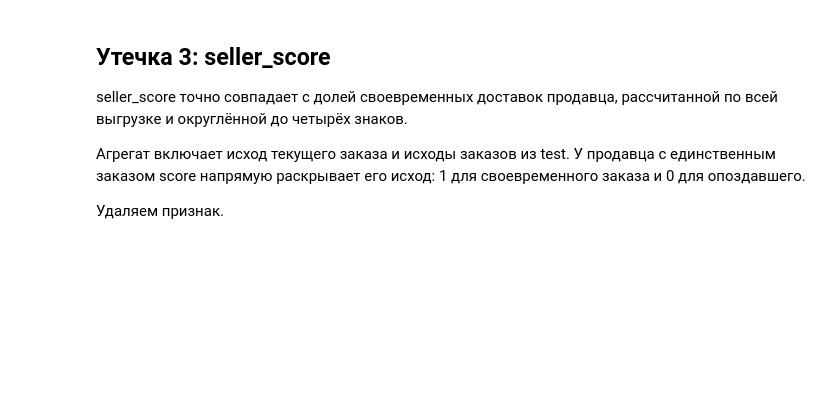
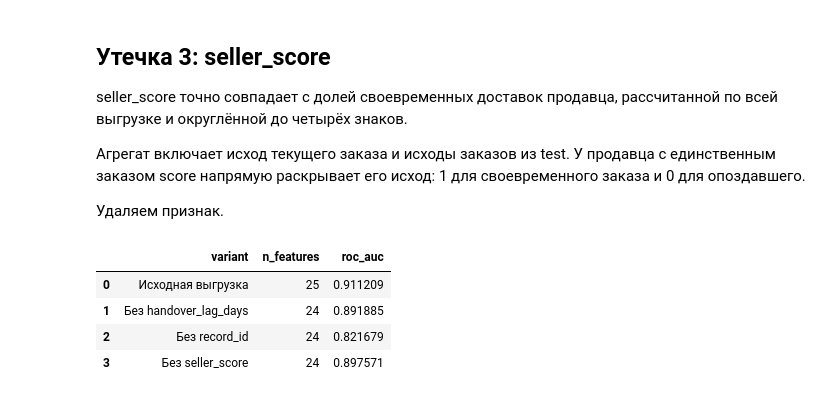
Before and after one commit to MikhailGeras/module0, a Jupyter notebook: ДЗ2.ipynb, the cells around one changed output. Cells and saved outputs as stored; diff of their text form; code cells hidden in the pictures; blank space fills up the shorter version.

```diff
--- a/ДЗ2.ipynb
+++ b/ДЗ2.ipynb
@@ -307,3 +307,38 @@ seller_score точно совпадает с долей своевременн
 1 для своевременного заказа и 0 для опоздавшего.
 
 Удаляем признак.
+# %%
+leak_columns = [
+    "handover_lag_days",
+    "record_id",
+    "seller_score"
+]
+
+results = [{
+    "variant": "Исходная выгрузка",
+    "n_features": len(all_features),
+    "roc_auc": baseline_auc
+}]
+
+for leak in leak_columns:
+    columns = [
+        column
+        for column in all_features
+        if column != leak
+    ]
+
+    auc = evaluate_model(columns)
+
+    results.append({
+        "variant": f"Без {leak}",
+        "n_features": len(columns),
+        "roc_auc": auc
+    })
+
+display(pd.DataFrame(results).round(6))
+# %% [output]
+|  | variant | n_features | roc_auc |
+| 0 | Исходная выгрузка | 25 | 0.911209 |
+| 1 | Без handover_lag_days | 24 | 0.891885 |
+| 2 | Без record_id | 24 | 0.821679 |
+| 3 | Без seller_score | 24 | 0.897571 |
```
